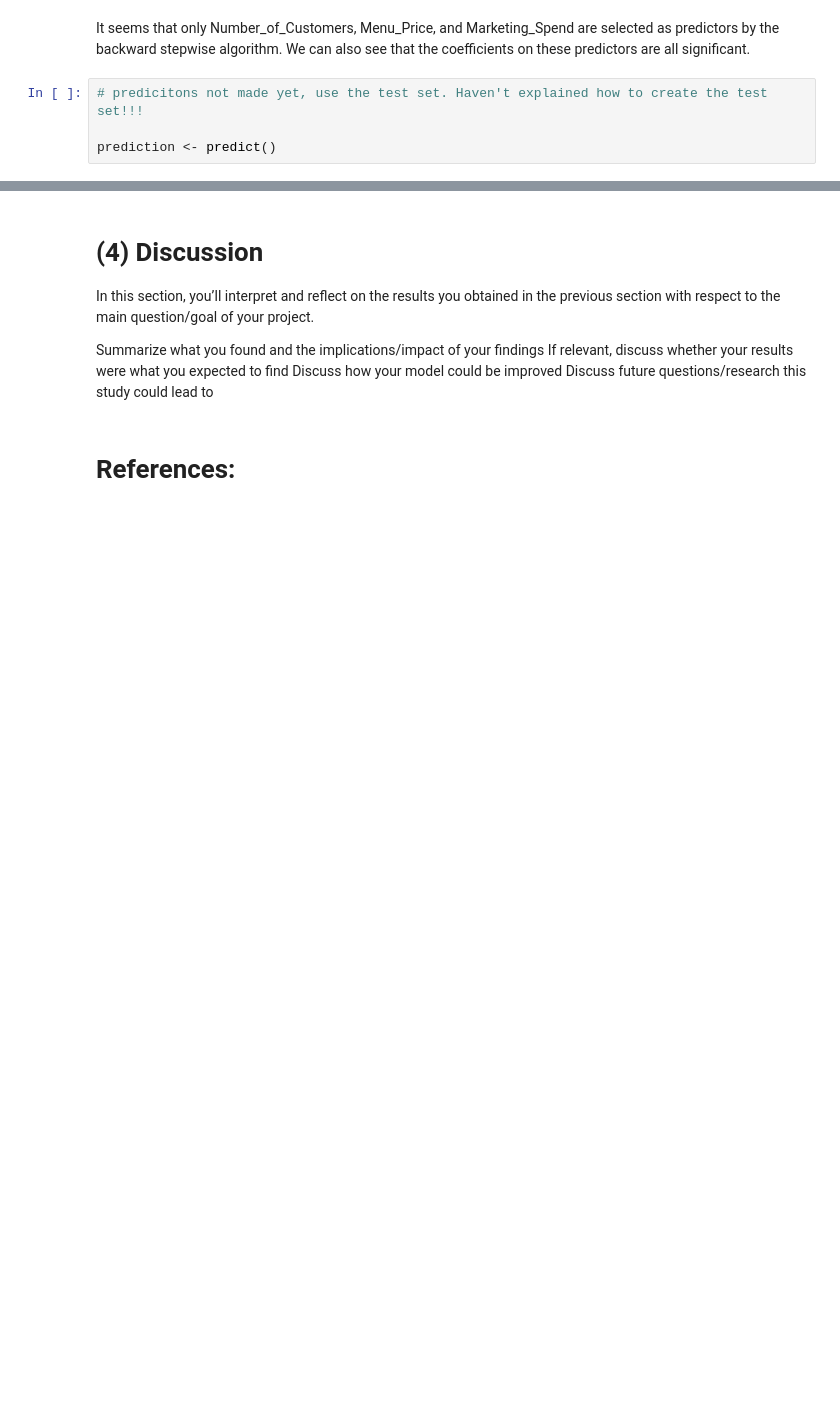
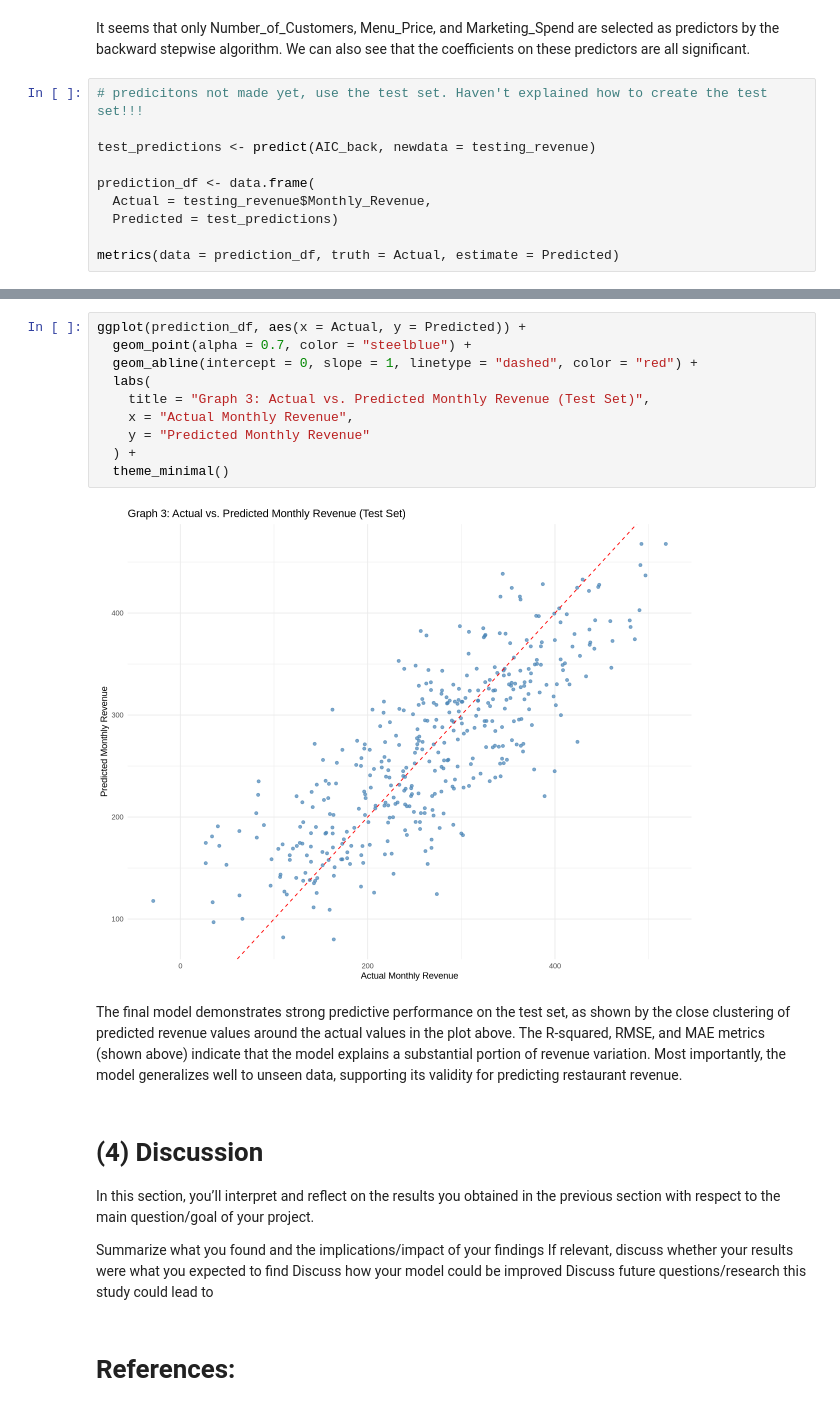
Before and after one commit to You-know-who666/Stat301-Project-G_24, a Jupyter notebook: Stat301 Final Project (1).ipynb, the cells around one changed output, grey strips where cells are left out. Saved outputs shown, nothing was run; the diff lists cells and outputs as text; blank space fills up the shorter version.

Commit message:
added test predictions and interepretations

```diff
--- a/Stat301 Final Project (1).ipynb
+++ b/Stat301 Final Project (1).ipynb
@@ -413,4 +397,10 @@ It seems that only Number_of_Customers, Menu_Price, and Marketing_Spend are sele
 # %%
 # predicitons not made yet, use the test set. Haven't explained how to create the test set!!!
 
-prediction <- predict()
+test_predictions <- predict(AIC_back, newdata = testing_revenue)
+
+prediction_df <- data.frame(
+  Actual = testing_revenue$Monthly_Revenue,
+  Predicted = test_predictions)
+
+metrics(data = prediction_df, truth = Actual, estimate = Predicted)
@@ -417,3 +414,17 @@ prediction <- predict()
+# %%
+ggplot(prediction_df, aes(x = Actual, y = Predicted)) +
+  geom_point(alpha = 0.7, color = "steelblue") +
+  geom_abline(intercept = 0, slope = 1, linetype = "dashed", color = "red") +
+  labs(
+    title = "Graph 3: Actual vs. Predicted Monthly Revenue (Test Set)",
+    x = "Actual Monthly Revenue",
+    y = "Predicted Monthly Revenue"
+  ) +
+  theme_minimal()
+# %% [output]
+[figure, added]
+# %% [markdown]
+The final model demonstrates strong predictive performance on the test set, as shown by the close clustering of predicted revenue values around the actual values in the plot above. The R-squared, RMSE, and MAE metrics (shown above) indicate that the model explains a substantial portion of revenue variation. Most importantly, the model generalizes well to unseen data, supporting its validity for predicting restaurant revenue.
 # %% [markdown]
 # (4) Discussion
 In this section, you’ll interpret and reflect on the results you obtained in the previous section with respect to the main question/goal of your project.
```
Also changed, not shown: parts of 6 cells of this notebook.
